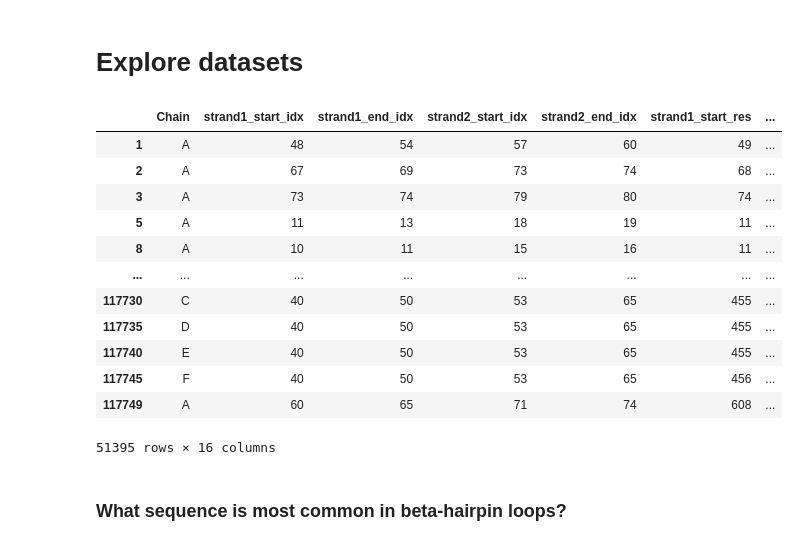
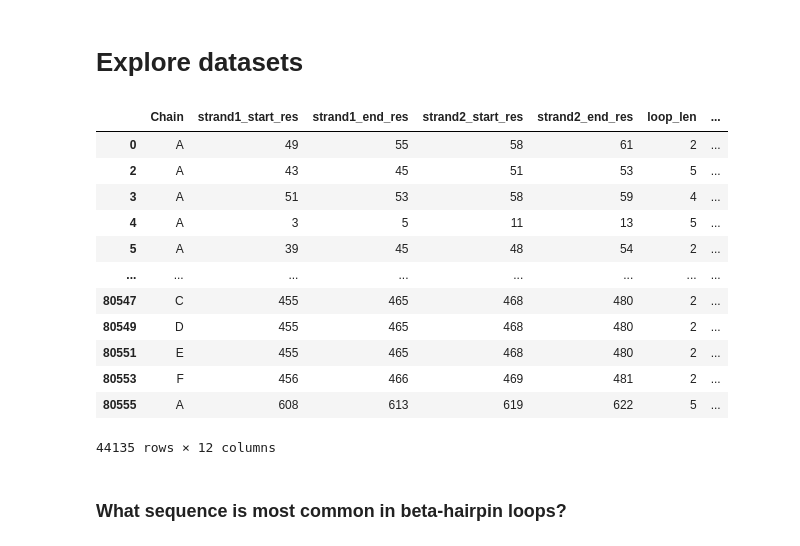
Before and after one commit to stefanhuber1993/folding-principles-dataset, a Jupyter notebook: notebooks/explore_dataset.ipynb, the cells around one changed output. Drawn from its saved outputs; the diff is of its cells as text; code cells hidden in the pictures.

```diff
--- a/notebooks/explore_dataset.ipynb
+++ b/notebooks/explore_dataset.ipynb
@@ -13,25 +13,25 @@ if project_root not in sys.path:
 # %%
 import pandas as pd
 import numpy as np
-df = pd.read_csv('../data/all_hairpins_local.csv')
+df = pd.read_csv('../data/bb_motifs_local.csv.bz2', compression='bz2')
 
 # Filtering for hairpins with defining vectors being close to orthogonal
 df = df[np.abs(df.handedness_magnitude) > 0.75]
 df
 # %% [output]
-|  | Chain | strand1_start_idx | strand1_end_idx | strand2_start_idx | strand2_end_idx | strand1_start_res | ... |
-| 1 | A | 48 | 54 | 57 | 60 | 49 | ... |
-| 2 | A | 67 | 69 | 73 | 74 | 68 | ... |
-| 3 | A | 73 | 74 | 79 | 80 | 74 | ... |
-| 5 | A | 11 | 13 | 18 | 19 | 11 | ... |
-| 8 | A | 10 | 11 | 15 | 16 | 11 | ... |
+|  | Chain | strand1_start_res | strand1_end_res | strand2_start_res | strand2_end_res | loop_len | ... |
+| 0 | A | 49 | 55 | 58 | 61 | 2 | ... |
+| 2 | A | 43 | 45 | 51 | 53 | 5 | ... |
+| 3 | A | 51 | 53 | 58 | 59 | 4 | ... |
+| 4 | A | 3 | 5 | 11 | 13 | 5 | ... |
+| 5 | A | 39 | 45 | 48 | 54 | 2 | ... |
 | ... | ... | ... | ... | ... | ... | ... | ... |
-| 117730 | C | 40 | 50 | 53 | 65 | 455 | ... |
-| 117735 | D | 40 | 50 | 53 | 65 | 455 | ... |
-| 117740 | E | 40 | 50 | 53 | 65 | 455 | ... |
-| 117745 | F | 40 | 50 | 53 | 65 | 456 | ... |
-| 117749 | A | 60 | 65 | 71 | 74 | 608 | ... |
+| 80547 | C | 455 | 465 | 468 | 480 | 2 | ... |
+| 80549 | D | 455 | 465 | 468 | 480 | 2 | ... |
+| 80551 | E | 455 | 465 | 468 | 480 | 2 | ... |
+| 80553 | F | 456 | 466 | 469 | 481 | 2 | ... |
+| 80555 | A | 608 | 613 | 619 | 622 | 5 | ... |
-51395 rows × 16 columns
+44135 rows × 12 columns
 # %% [markdown]
 ### What sequence is most common in beta-hairpin loops?
 # %%
```
Also changed, not shown: parts of 1 cell of this notebook, 9 other files.
